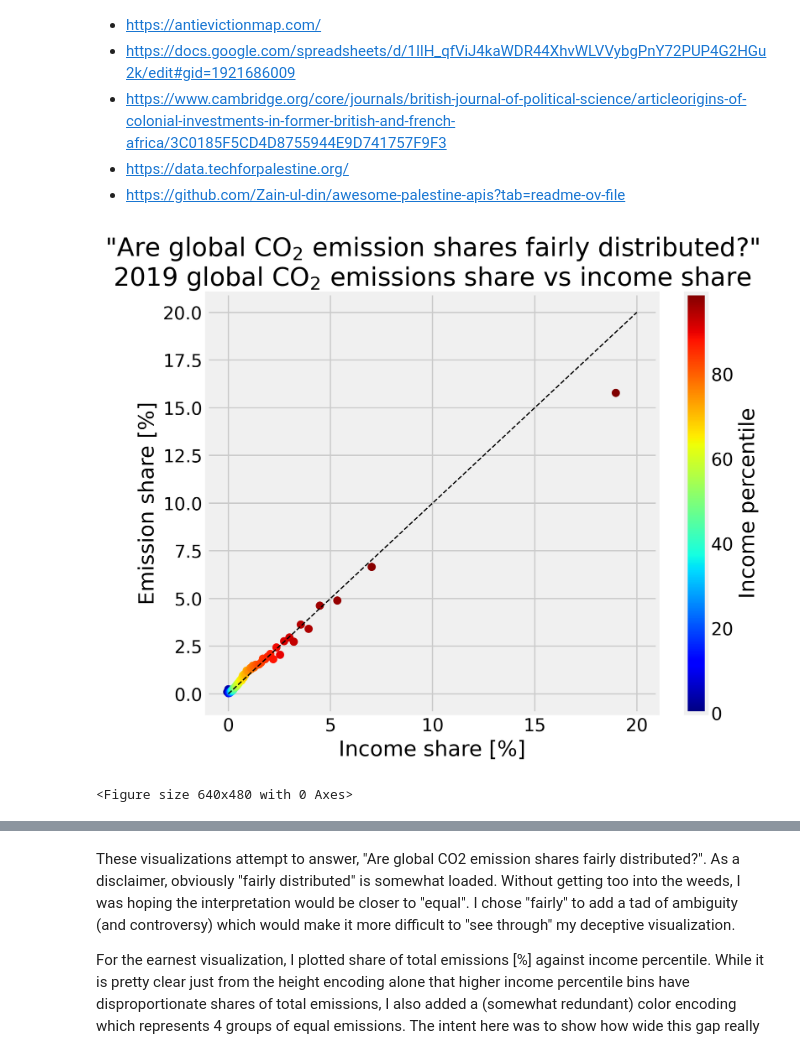
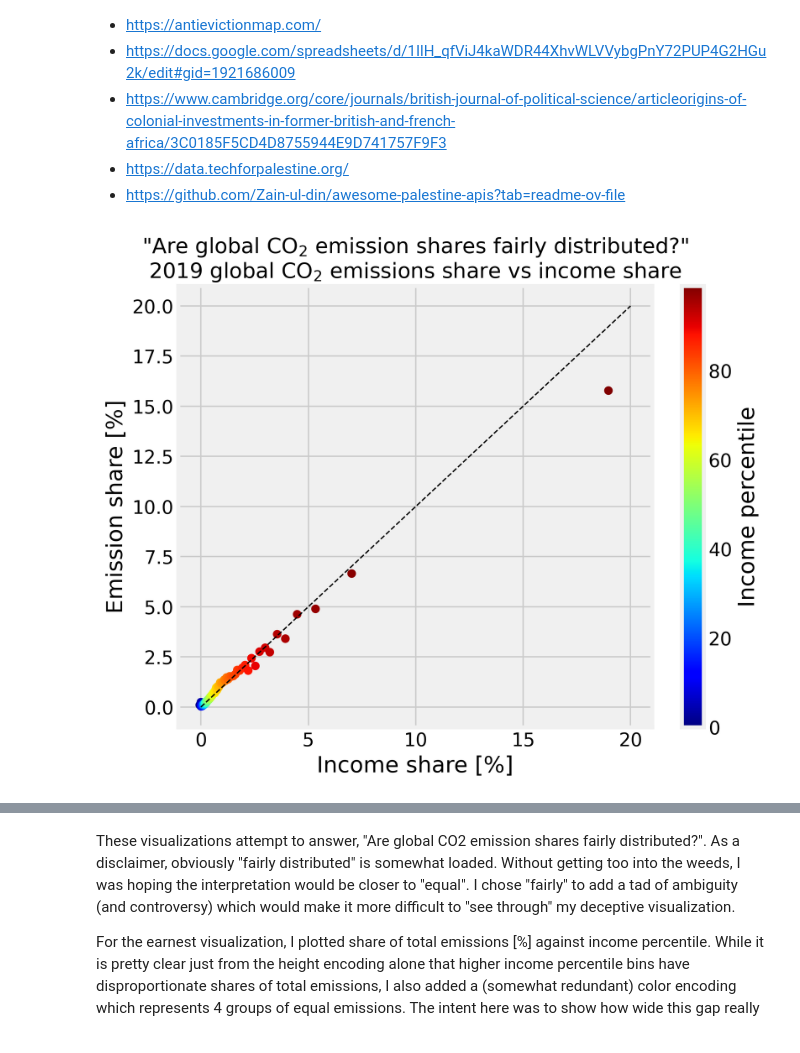
Before and after one commit to egagli/cse512_data_visualization, a Jupyter notebook: assignments/2/assignment2.ipynb, the cells around one changed output, grey strips where cells are left out. Drawn from its saved outputs; the diff is of its cells as text; code cells hidden in the pictures.

Commit message:
fix plot saving issues

```diff
--- a/assignments/2/assignment2.ipynb
+++ b/assignments/2/assignment2.ipynb
@@ -35,21 +35,20 @@ data_df['IncomeShare'] = 100*data_df['IncomeShare']
 # %%
 plt.figure(figsize=(8, 6), dpi=300)
 plt.style.use('fivethirtyeight')
 
 plt.scatter(data_df['IncomeShare'], data_df['EmissionShare'], c=data_df['Percentile'], cmap='jet')
 plt.colorbar(label='Income percentile')
 plt.xlabel('Income share [%]')
 plt.ylabel('Emission share [%]')
-plt.title('"Are global CO$_2$ emission shares fairly distributed?"\n2019 global CO$_2$ emissions share vs income share')
+plt.title('"Are global CO$_2$ emission shares fairly distributed?"\n2019 global CO$_2$ emissions share vs income share', fontsize=16)
 
 # Add y=x line
 plt.plot([0, 20], [0, 20], color='black', linewidth=1,linestyle='--')
 
-plt.show()
-plt.savefig('a2_deceptive.png')
+#plt.show()
+plt.savefig('a2_deceptive.png',bbox_inches='tight',dpi=300)
 # %% [output]
-[figure, old version]
+[figure, new version]
-<Figure size 640x480 with 0 Axes>
 # %%
 plt.figure(figsize=(8, 6), dpi=300)
 
```
Also changed, not shown: parts of 1 cell of this notebook, 2 other files.
